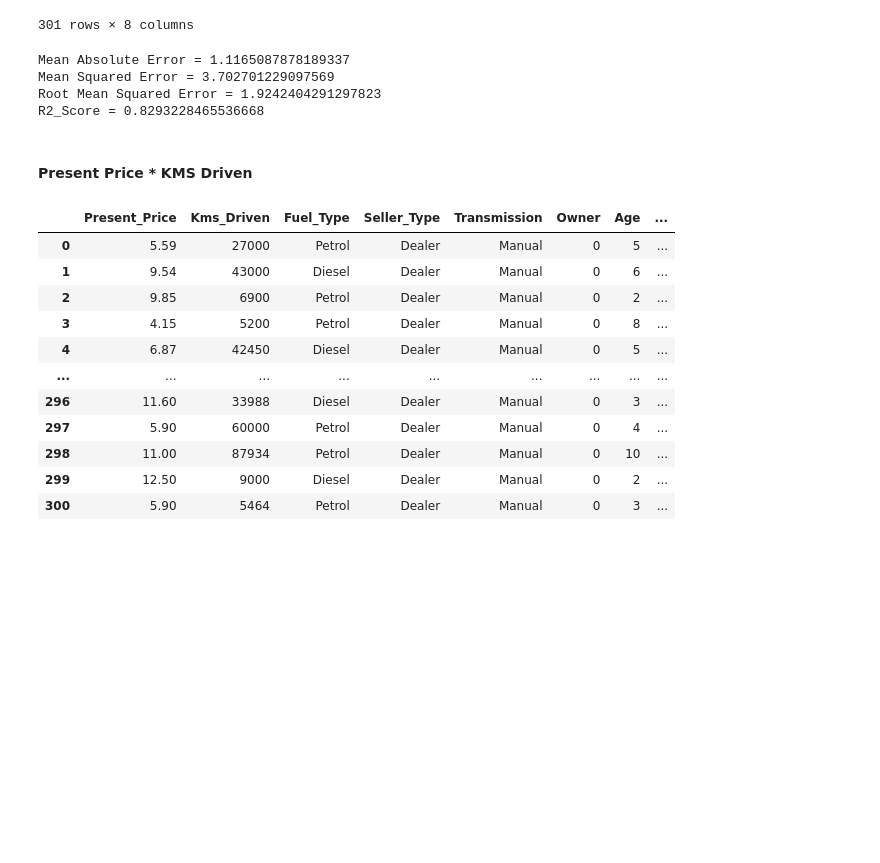
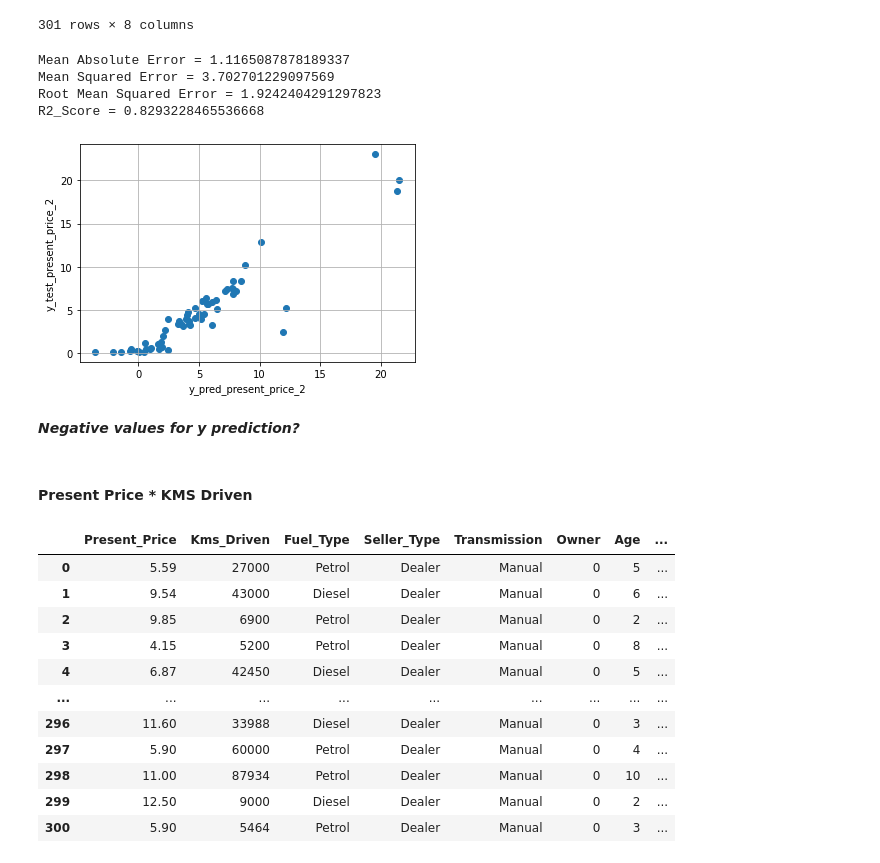
Before and after one commit to saeed-hmt/Machine-Learning, a Jupyter notebook: LinearRegression.ipynb, the cells around one changed output. Drawn from its saved outputs; the diff is of its cells as text; code cells hidden in the pictures; blank space fills up the shorter version.

```diff
--- a/LinearRegression.ipynb
+++ b/LinearRegression.ipynb
@@ -406,24 +426,42 @@ pd.DataFrame(normalized_encoded_x_present_price_2,
 | 300 | 0.060468 | 0.009938 | 0.0 | 0.0 | 0.0 | 0.0 | 0.133333 | 0.004048 |
 301 rows × 8 columns
 # %%
-x_train, x_test, y_train, y_test = train_test_split(normalized_encoded_x_present_price_2, y, test_size=0.2, random_state=1)
+x_train_present_price_2, \
+x_test_present_price_2, \
+y_train_present_price_2, \
+y_test_present_price_2 = train_test_split(
+    normalized_encoded_x_present_price_2,
+    y,
+    test_size=0.2,
+    random_state=1
+)
 # %%
-reg = LinearRegression()
-reg.fit(x_train, y_train)
-y_pred = reg.predict(x_test)
-mae = metrics.mean_absolute_error(y_test, y_pred)
-mse = metrics.mean_squared_error(y_test, y_pred)
-rmse = np.sqrt(mse)
-r2_score = metrics.r2_score(y_test, y_pred)
-print(f'Mean Absolute Error = {mae}')
-print(f'Mean Squared Error = {mse}')
-print(f'Root Mean Squared Error = {rmse}')
-print(f'R2_Score = {r2_score}')
+reg_present_price_2 = LinearRegression()
+reg_present_price_2.fit(x_train_present_price_2, y_train_present_price_2)
+y_pred_present_price_2 = reg_present_price_2.predict(x_test_present_price_2)
+mae_present_price_2 = metrics.mean_absolute_error(y_test_present_price_2, y_pred_present_price_2)
+mse_present_price_2 = metrics.mean_squared_error(y_test_present_price_2, y_pred_present_price_2)
+rmse_present_price_2 = np.sqrt(mse_present_price_2)
+r2_score_present_price_2 = metrics.r2_score(y_test_present_price_2, y_pred_present_price_2)
+print(f'Mean Absolute Error = {mae_present_price_2}')
+print(f'Mean Squared Error = {mse_present_price_2}')
+print(f'Root Mean Squared Error = {rmse_present_price_2}')
+print(f'R2_Score = {r2_score_present_price_2}')
 # %% [output]
 Mean Absolute Error = 1.1165087878189337
 Mean Squared Error = 3.702701229097569
 Root Mean Squared Error = 1.9242404291297823
 R2_Score = 0.8293228465536668
+# %%
+plt.scatter(y_pred_present_price_2, y_test_present_price_2)
+plt.xlabel('y_pred_present_price_2')
+plt.ylabel('y_test_present_price_2')
+plt.grid()
+plt.show()
+# %% [output]
+[figure, added]
+# %% [markdown]
+***Negative values for y prediction?***
 # %% [markdown]
 #### Present Price * KMS Driven
 # %%
```
Also changed, not shown: parts of 22 cells of this notebook.
